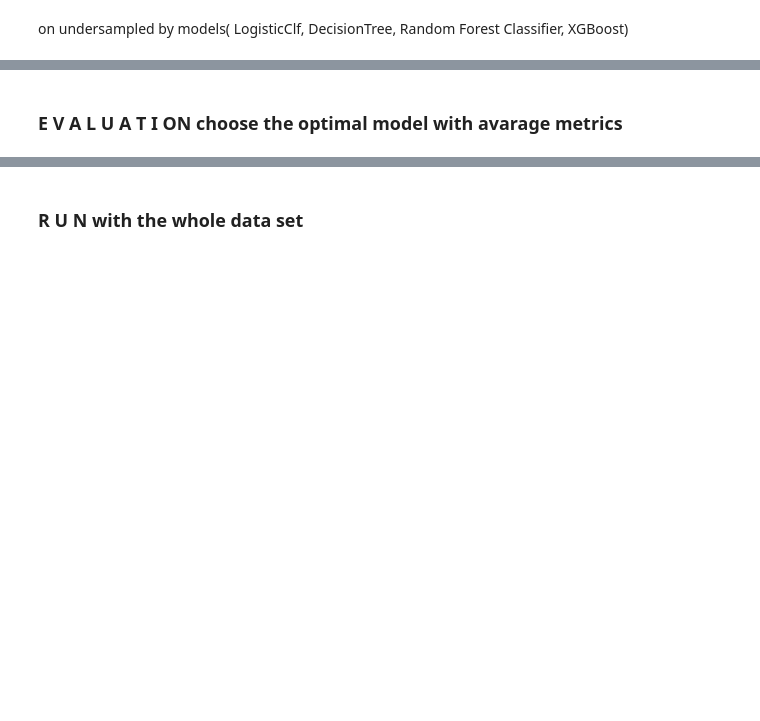
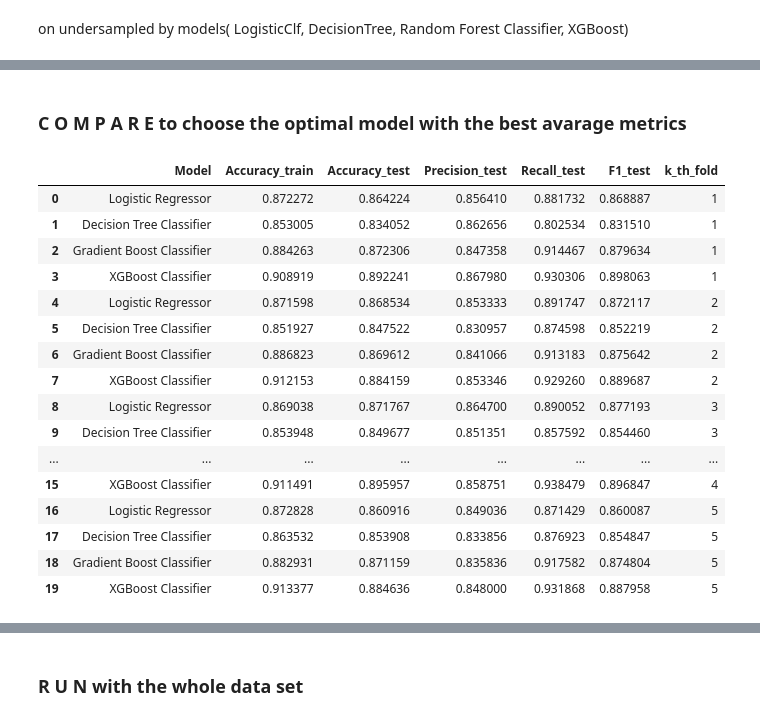
Before and after one commit to ngttnguyen/my-atom-fair, a Jupyter notebook: Nguyen_Bank_Marketing_kFold.ipynb, the cells around one changed output, grey strips where cells are left out. Saved outputs shown, nothing was run; the diff lists cells and outputs as text; code cells hidden in the pictures; blank space fills up the shorter version.

```diff
--- a/Nguyen_Bank_Marketing_kFold.ipynb
+++ b/Nguyen_Bank_Marketing_kFold.ipynb
@@ -363,0 +336,36 @@ for train_ids, val_ids in kfold.split(X, y):
+# %%
+# scaler on the whole dataset
+scaler = pickle.load(open("model/pkl_scaler.pkl", 'rb'))
+# %%
+## init kfold
+target = 'y'
+num_fold = 5
+kfold = KFold(n_splits=num_fold, shuffle=True)
+# fold_scaler = StandardScaler()
+X = scaler.transform(under_mkt_df.drop('y',axis=1))
+y = under_mkt_df['y']
+
+print(type(under_mkt_df))
+print(type(X))
+print(type(y))
+fold_idx = 1
+fold_evalutation_df = pd.DataFrame()
+fold_prob_df = pd.DataFrame()
+for train_ids, val_ids in kfold.split(X, y):
+
+    X_train = X[train_ids]
+    X_val = X[val_ids]
+    y_train = y.iloc[train_ids].values
+    y_val = y.iloc[val_ids].values
+
+    eval_df, y_prob_df= run_model_lst(names,models, X_train, y_train, X_val, y_val)
+    eval_df['k_th_fold'] = fold_idx
+
+    fold_evalutation_df= fold_evalutation_df.append(eval_df, ignore_index = True)
+
+    new_names = [col+'_'+str(fold_idx) for col in y_prob_df.columns.tolist()]# đổi tên cột của y_prob_df
+    y_prob_df.columns = new_names
+    fold_prob_df = pd.concat([fold_prob_df, y_prob_df],axis=1)
+
+    # Sang Fold tiếp theo
+    fold_idx = fold_idx + 1
@@ -364,2 +381,22 @@ for train_ids, val_ids in kfold.split(X, y):
 # %% [markdown]
-### E V A L U A T I ON choose the optimal model with avarage metrics
+### C O M P A R E  to choose the optimal model with the best avarage metrics
+# %%
+fold_evalutation_df
+# %% [output]
+|  | Model | Accuracy_train | Accuracy_test | Precision_test | Recall_test | F1_test | k_th_fold |
+| 0 | Logistic Regressor | 0.872272 | 0.864224 | 0.856410 | 0.881732 | 0.868887 | 1 |
+| 1 | Decision Tree Classifier | 0.853005 | 0.834052 | 0.862656 | 0.802534 | 0.831510 | 1 |
+| 2 | Gradient Boost Classifier | 0.884263 | 0.872306 | 0.847358 | 0.914467 | 0.879634 | 1 |
+| 3 | XGBoost Classifier | 0.908919 | 0.892241 | 0.867980 | 0.930306 | 0.898063 | 1 |
+| 4 | Logistic Regressor | 0.871598 | 0.868534 | 0.853333 | 0.891747 | 0.872117 | 2 |
+| 5 | Decision Tree Classifier | 0.851927 | 0.847522 | 0.830957 | 0.874598 | 0.852219 | 2 |
+| 6 | Gradient Boost Classifier | 0.886823 | 0.869612 | 0.841066 | 0.913183 | 0.875642 | 2 |
+| 7 | XGBoost Classifier | 0.912153 | 0.884159 | 0.853346 | 0.929260 | 0.889687 | 2 |
+| 8 | Logistic Regressor | 0.869038 | 0.871767 | 0.864700 | 0.890052 | 0.877193 | 3 |
+| 9 | Decision Tree Classifier | 0.853948 | 0.849677 | 0.851351 | 0.857592 | 0.854460 | 3 |
+| ... | ... | ... | ... | ... | ... | ... | ... |
+| 15 | XGBoost Classifier | 0.911491 | 0.895957 | 0.858751 | 0.938479 | 0.896847 | 4 |
+| 16 | Logistic Regressor | 0.872828 | 0.860916 | 0.849036 | 0.871429 | 0.860087 | 5 |
+| 17 | Decision Tree Classifier | 0.863532 | 0.853908 | 0.833856 | 0.876923 | 0.854847 | 5 |
+| 18 | Gradient Boost Classifier | 0.882931 | 0.871159 | 0.835836 | 0.917582 | 0.874804 | 5 |
+| 19 | XGBoost Classifier | 0.913377 | 0.884636 | 0.848000 | 0.931868 | 0.887958 | 5 |
```
Also changed, not shown: parts of 15 cells of this notebook, 8 other files.
